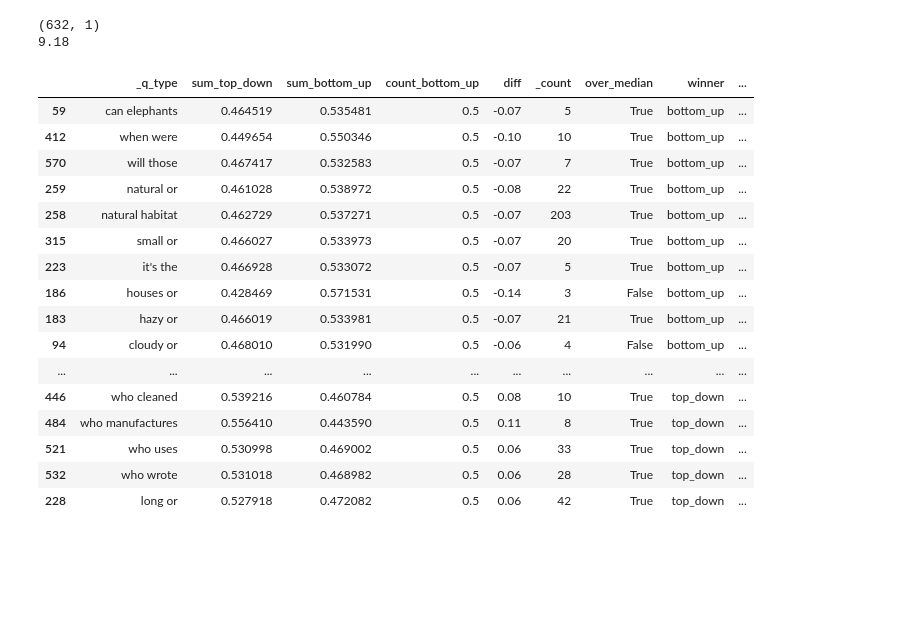
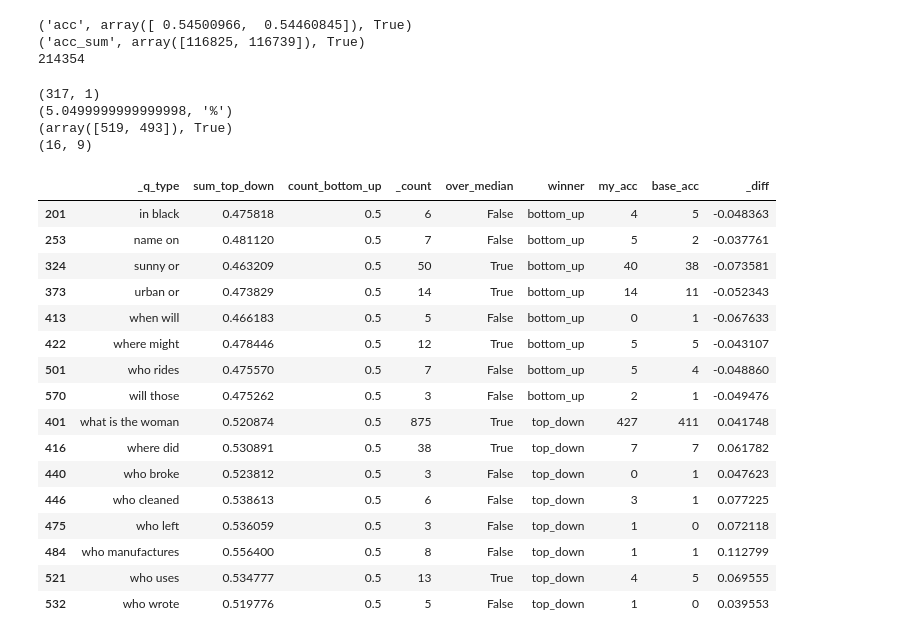
Before and after one commit to bcsaldias/VQA-analysis, a Jupyter notebook: visualization/05-analysis.ipynb, the cells around one changed output. Saved outputs shown, nothing was run; the diff lists cells and outputs as text; code cells hidden in the pictures; blank space fills up the shorter version.

```diff
--- a/visualization/05-analysis.ipynb
+++ b/visualization/05-analysis.ipynb
@@ -6,11 +60,7 @@ sizes = {'real': {'train': 443757, 'val': 214354}, 'abstract': {'train': 60000,
 # %%
 scenario = 'real'
+summary = get_summary(scenario)
+# %% [output]
+('acc', array([ 0.54500966,  0.54460845]), True)
+('acc_sum', array([116825, 116739]), True)
+214354
-# %%
-prediction = pd.read_csv('./concatenated_data/{}_prediction.csv'.format(scenario))
-prediction.rename(columns={'2048':'q_type'}, inplace=True)
-prediction['base_acc'] = (prediction.base_predicted == prediction.base_target).astype(int)
-prediction['_set'] = ['train']*sizes[scenario]['train'] + ['val']*sizes[scenario]['val']
-
-summary = pd.read_csv('./concatenated_data/queries_summary_{}.csv'.format(scenario))
-del summary['count_top_down']
-summary.rename(columns={'2048':'_q_type'}, inplace=True)
@@ -26,35 +67,41 @@ assert (new_summary._q_type != new_summary.q_type).sum() == 0
 # %%
-p = 1.64
+p = 1.31
+#p = 1.38
 
-summary = new_summary.copy()
-mean_dif = (summary.sum_top_down - summary.sum_bottom_up).mean()
-std_dif = (summary.sum_top_down - summary.sum_bottom_up).std()
-data_dif = (summary.sum_top_down - summary.sum_bottom_up)
+mean_dif = summary._diff.mean()
+std_dif = summary._diff.std()
+data_dif = summary._diff
 data_diff = pd.DataFrame( (data_dif < mean_dif - p * std_dif).astype(int) +
                          (data_dif > mean_dif + p * std_dif).astype(int) > 0 )
-significantly_different = summary.loc[data_diff[data_diff[0]].index]
+significantly_different = summary.loc[data_diff[data_diff._diff].index]
 print(data_diff.shape)
-print(np.round(float(data_dif[data_diff[0]].shape[0]) / data_diff.shape[0] * 100, 2))
+different = significantly_different[significantly_different._count>2].sort_values(by='winner')
+print(np.round(float(different.shape[0]) / data_diff.shape[0] * 100, 2),'%')
+vals = different[['my_acc','base_acc']].sum().values
+print(vals, vals[0]>vals[1])
+print(different.shape)
 # %% [output]
-(632, 1)
-9.18
+(317, 1)
+(5.0499999999999998, '%')
+(array([519, 493]), True)
+(16, 9)
-# %%
-significantly_different[significantly_different._count>2].sort_values(by='winner')
-# %% [output]
-|  | _q_type | sum_top_down | sum_bottom_up | count_bottom_up | diff | _count | over_median | winner | ... |
-| 59 | can elephants | 0.464519 | 0.535481 | 0.5 | -0.07 | 5 | True | bottom_up | ... |
-| 412 | when were | 0.449654 | 0.550346 | 0.5 | -0.10 | 10 | True | bottom_up | ... |
-| 570 | will those | 0.467417 | 0.532583 | 0.5 | -0.07 | 7 | True | bottom_up | ... |
-| 259 | natural or | 0.461028 | 0.538972 | 0.5 | -0.08 | 22 | True | bottom_up | ... |
-| 258 | natural habitat | 0.462729 | 0.537271 | 0.5 | -0.07 | 203 | True | bottom_up | ... |
-| 315 | small or | 0.466027 | 0.533973 | 0.5 | -0.07 | 20 | True | bottom_up | ... |
-| 223 | it's the | 0.466928 | 0.533072 | 0.5 | -0.07 | 5 | True | bottom_up | ... |
-| 186 | houses or | 0.428469 | 0.571531 | 0.5 | -0.14 | 3 | False | bottom_up | ... |
-| 183 | hazy or | 0.466019 | 0.533981 | 0.5 | -0.07 | 21 | True | bottom_up | ... |
-| 94 | cloudy or | 0.468010 | 0.531990 | 0.5 | -0.06 | 4 | False | bottom_up | ... |
-| ... | ... | ... | ... | ... | ... | ... | ... | ... | ... |
-| 446 | who cleaned | 0.539216 | 0.460784 | 0.5 | 0.08 | 10 | True | top_down | ... |
-| 484 | who manufactures | 0.556410 | 0.443590 | 0.5 | 0.11 | 8 | True | top_down | ... |
-| 521 | who uses | 0.530998 | 0.469002 | 0.5 | 0.06 | 33 | True | top_down | ... |
-| 532 | who wrote | 0.531018 | 0.468982 | 0.5 | 0.06 | 28 | True | top_down | ... |
-| 228 | long or | 0.527918 | 0.472082 | 0.5 | 0.06 | 42 | True | top_down | ... |
+# %%
+different
+# %% [output]
+|  | _q_type | sum_top_down | count_bottom_up | _count | over_median | winner | my_acc | base_acc | _diff |
+| 201 | in black | 0.475818 | 0.5 | 6 | False | bottom_up | 4 | 5 | -0.048363 |
+| 253 | name on | 0.481120 | 0.5 | 7 | False | bottom_up | 5 | 2 | -0.037761 |
+| 324 | sunny or | 0.463209 | 0.5 | 50 | True | bottom_up | 40 | 38 | -0.073581 |
+| 373 | urban or | 0.473829 | 0.5 | 14 | True | bottom_up | 14 | 11 | -0.052343 |
+| 413 | when will | 0.466183 | 0.5 | 5 | False | bottom_up | 0 | 1 | -0.067633 |
+| 422 | where might | 0.478446 | 0.5 | 12 | True | bottom_up | 5 | 5 | -0.043107 |
+| 501 | who rides | 0.475570 | 0.5 | 7 | False | bottom_up | 5 | 4 | -0.048860 |
+| 570 | will those | 0.475262 | 0.5 | 3 | False | bottom_up | 2 | 1 | -0.049476 |
+| 401 | what is the woman | 0.520874 | 0.5 | 875 | True | top_down | 427 | 411 | 0.041748 |
+| 416 | where did | 0.530891 | 0.5 | 38 | True | top_down | 7 | 7 | 0.061782 |
+| 440 | who broke | 0.523812 | 0.5 | 3 | False | top_down | 0 | 1 | 0.047623 |
+| 446 | who cleaned | 0.538613 | 0.5 | 6 | False | top_down | 3 | 1 | 0.077225 |
+| 475 | who left | 0.536059 | 0.5 | 3 | False | top_down | 1 | 0 | 0.072118 |
+| 484 | who manufactures | 0.556400 | 0.5 | 8 | False | top_down | 1 | 1 | 0.112799 |
+| 521 | who uses | 0.534777 | 0.5 | 13 | True | top_down | 4 | 5 | 0.069555 |
+| 532 | who wrote | 0.519776 | 0.5 | 5 | False | top_down | 1 | 0 | 0.039553 |
```
Also changed, not shown: parts of 5 cells of this notebook, 8 other files.
